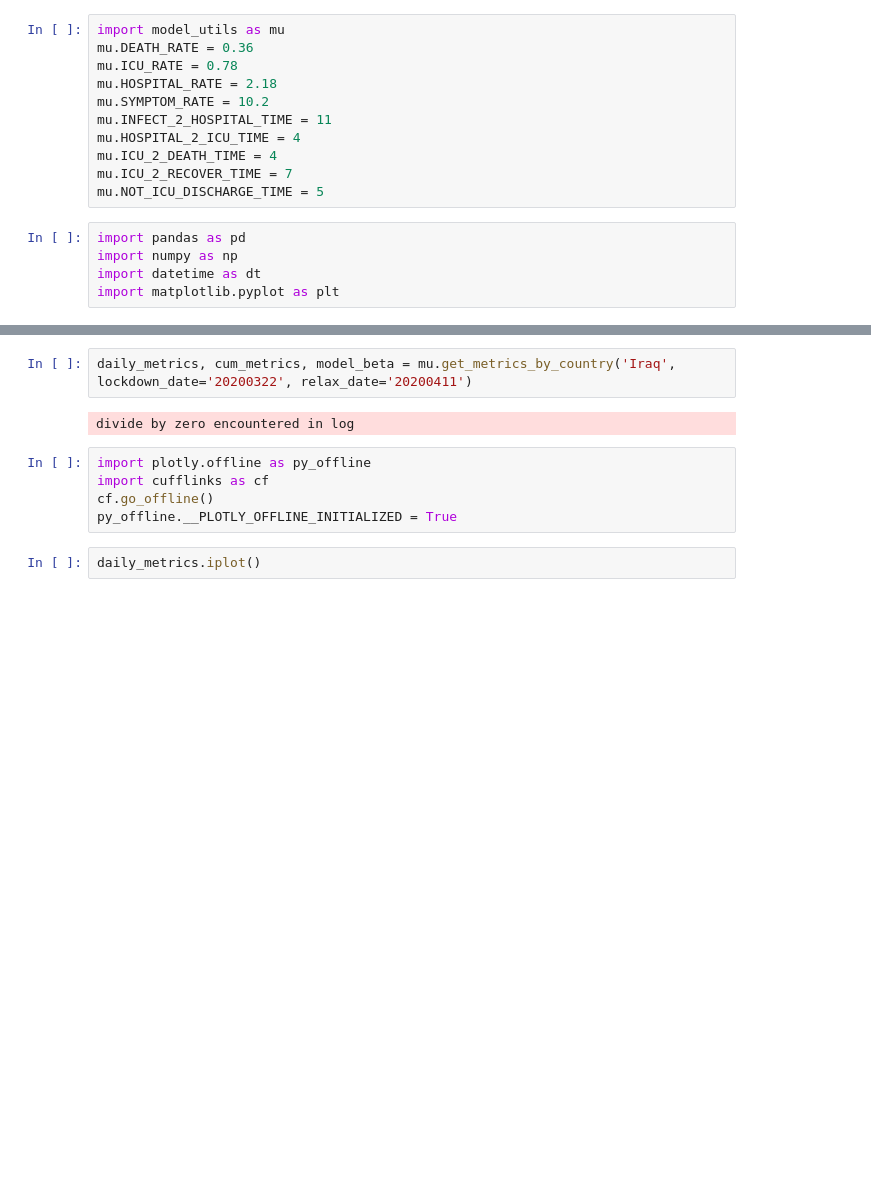
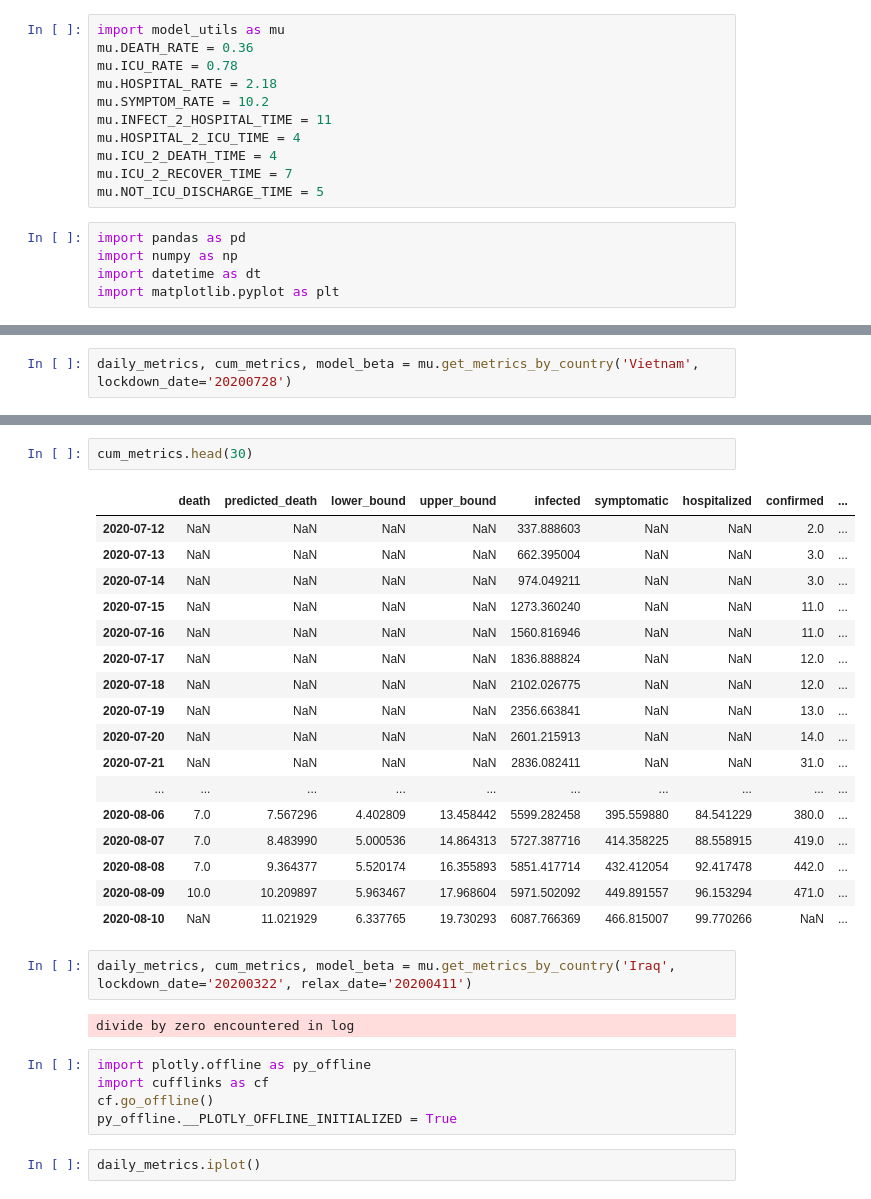
Before and after one commit to QuocTran/COVID-19, a Jupyter notebook: prognosis/Try_SEIR.ipynb, the cells around one changed output, grey strips where cells are left out. Cells and saved outputs as stored; diff of their text form; blank space fills up the shorter version.

Commit message:
Fixed a bug that create the loss of first death daily data point

```diff
--- a/prognosis/Try_SEIR.ipynb
+++ b/prognosis/Try_SEIR.ipynb
@@ -16,0 +56,2 @@ import matplotlib.pyplot as plt
+# %%
+daily_metrics, cum_metrics, model_beta = mu.get_metrics_by_country('Vietnam', lockdown_date='20200728')
@@ -17,3 +99,23 @@ import matplotlib.pyplot as plt
+# %%
+cum_metrics.head(30)
+# %% [output]
+|  | death | predicted_death | lower_bound | upper_bound | infected | symptomatic | hospitalized | confirmed | ... |
+| 2020-07-12 | NaN | NaN | NaN | NaN | 337.888603 | NaN | NaN | 2.0 | ... |
+| 2020-07-13 | NaN | NaN | NaN | NaN | 662.395004 | NaN | NaN | 3.0 | ... |
+| 2020-07-14 | NaN | NaN | NaN | NaN | 974.049211 | NaN | NaN | 3.0 | ... |
+| 2020-07-15 | NaN | NaN | NaN | NaN | 1273.360240 | NaN | NaN | 11.0 | ... |
+| 2020-07-16 | NaN | NaN | NaN | NaN | 1560.816946 | NaN | NaN | 11.0 | ... |
+| 2020-07-17 | NaN | NaN | NaN | NaN | 1836.888824 | NaN | NaN | 12.0 | ... |
+| 2020-07-18 | NaN | NaN | NaN | NaN | 2102.026775 | NaN | NaN | 12.0 | ... |
+| 2020-07-19 | NaN | NaN | NaN | NaN | 2356.663841 | NaN | NaN | 13.0 | ... |
+| 2020-07-20 | NaN | NaN | NaN | NaN | 2601.215913 | NaN | NaN | 14.0 | ... |
+| 2020-07-21 | NaN | NaN | NaN | NaN | 2836.082411 | NaN | NaN | 31.0 | ... |
+| ... | ... | ... | ... | ... | ... | ... | ... | ... | ... |
+| 2020-08-06 | 7.0 | 7.567296 | 4.402809 | 13.458442 | 5599.282458 | 395.559880 | 84.541229 | 380.0 | ... |
+| 2020-08-07 | 7.0 | 8.483990 | 5.000536 | 14.864313 | 5727.387716 | 414.358225 | 88.558915 | 419.0 | ... |
+| 2020-08-08 | 7.0 | 9.364377 | 5.520174 | 16.355893 | 5851.417714 | 432.412054 | 92.417478 | 442.0 | ... |
+| 2020-08-09 | 10.0 | 10.209897 | 5.963467 | 17.968604 | 5971.502092 | 449.891557 | 96.153294 | 471.0 | ... |
+| 2020-08-10 | NaN | 11.021929 | 6.337765 | 19.730293 | 6087.766369 | 466.815007 | 99.770266 | NaN | ... |
 # %%
 daily_metrics, cum_metrics, model_beta = mu.get_metrics_by_country('Iraq', lockdown_date='20200322', relax_date='20200411')
 # %% [output]
```
Also changed, not shown: parts of 8 cells of this notebook, 1 other file.
